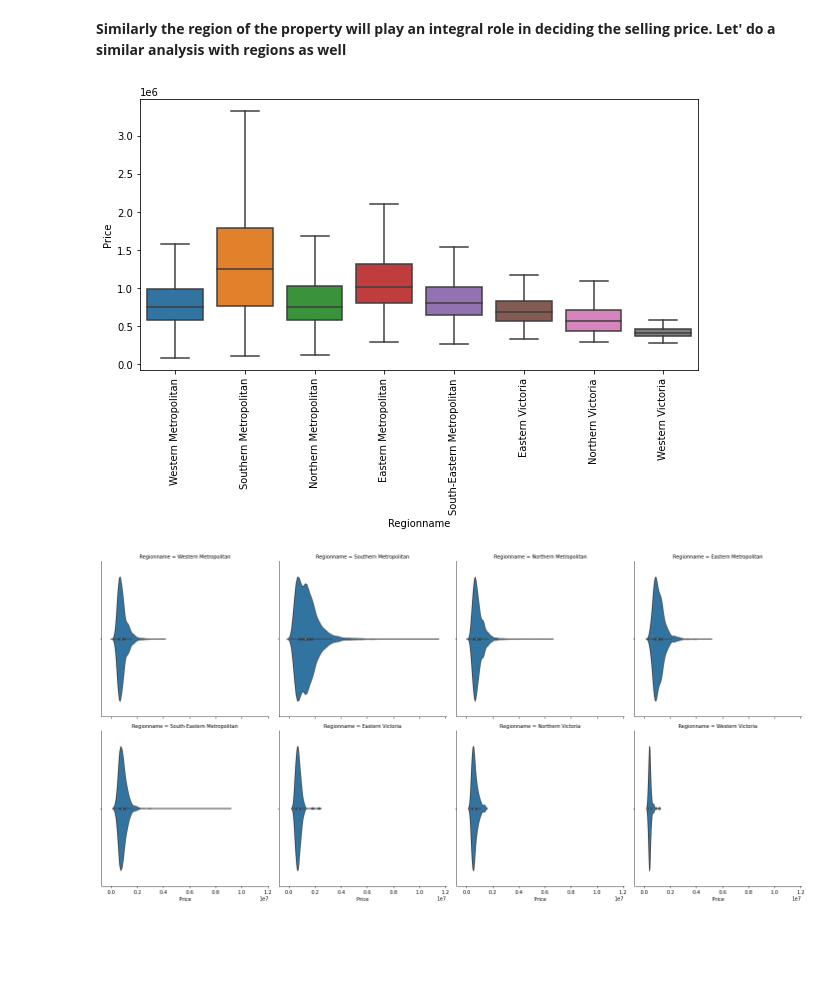
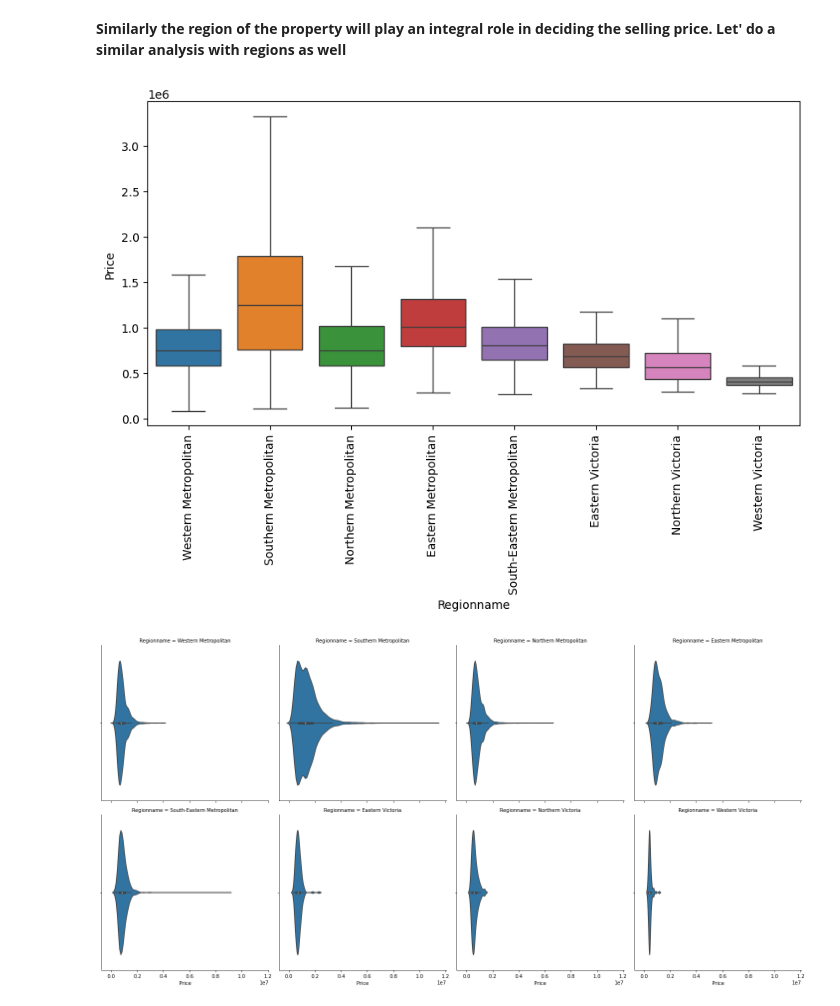
Before and after one commit to Rajesh2015/python-for-datascience, a Jupyter notebook: Hands_on_Notebook_ExploratoryDataAnalysis (2).ipynb, the cells around one changed output. Cells and saved outputs as stored; diff of their text form; code cells hidden in the pictures; blank space fills up the shorter version.

```diff
--- a/Hands_on_Notebook_ExploratoryDataAnalysis (2).ipynb
+++ b/Hands_on_Notebook_ExploratoryDataAnalysis (2).ipynb
@@ -49,7 +49,7 @@ Mounted at /content/drive
 # %% [markdown]
 **Importing the dataset**
 # %%
-data = pd.read_csv('/content/drive/MyDrive/Python Course/Melbourne_Housing.csv')
+data = pd.read_csv('/content/drive/MyDrive/Python Course/Exploratory/Melbourne_Housing (1).csv')
 # %% [markdown]
 **View the first and last 5 rows of the dataset**
 # %%
@@ -105,7 +105,7 @@ memory usage: 3.3+ MB
 * BuildingArea is read as object type column but it should be a numerical column.
 # %%
 # changing the data type of Date column
-data['Date'] = pd.to_datetime(data['Date'])
+data['Date'] = pd.to_datetime(data['Date'],format='mixed')
 # %%
 # let's see why BuildingArea column has object data type
 data['BuildingArea'].unique()
@@ -559,6 +634,8 @@ plt.show()
   This variation in the selling price of a property might impact the planned budget of the customer who is looking to buy a property near CBD (as the variance is high). The customer might be able to get the property within the planned budget for properties that are far from CBD.
 # %% [markdown]
 **As we observed in the correlation plot there is a negative correlation between the selling price of a property and the year it was built. Let's analyze it further**
+# %%
+data['Date']=pd.to_datetime(data['Date'],format='mixed')
 # %%
 # let's first calculate the age of a property from the year it was built in to see how the prices vary with it
 year_at_sale = data['Date'].dt.year
@@ -639,11 +719,11 @@ plt.show()
 **Similarly the region of the property will play an integral role in deciding the selling price. Let' do a similar analysis with regions as well**
 # %%
 plt.figure(figsize=(10,5))
-sns.boxplot(data=data,x='Regionname',y='Price',showfliers=False) # turning off outliers
+sns.boxplot(data=data,x='Regionname',y='Price',showfliers=False,hue='Regionname') # turning off outliers
 plt.xticks(rotation=90)
 plt.show()
 # %% [output]
-[figure, old version]
+[figure, new version]
 # %%
 # Dispersion of price in every region
 sns.catplot(x='Price',
```
Also changed, not shown: parts of 19 cells of this notebook.
